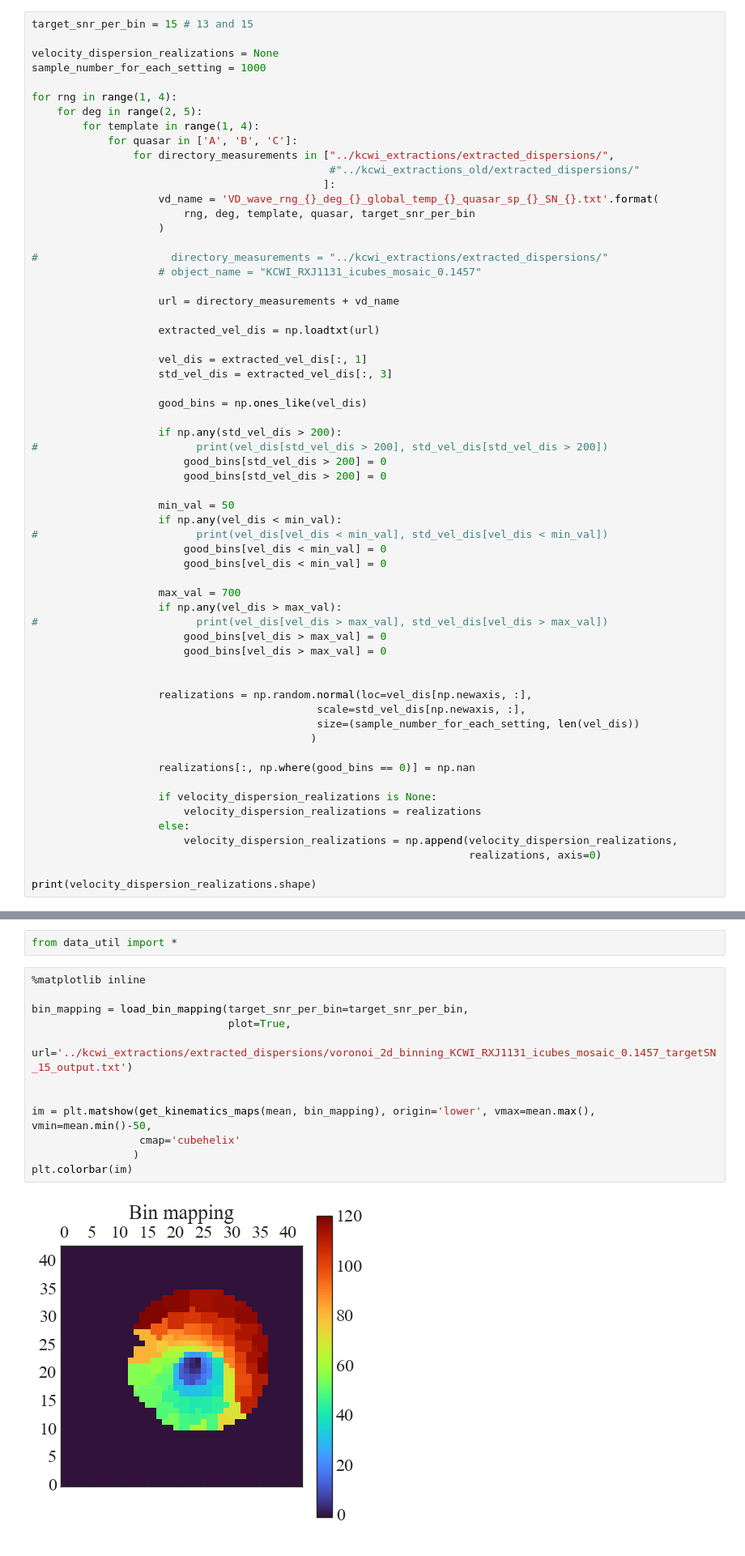
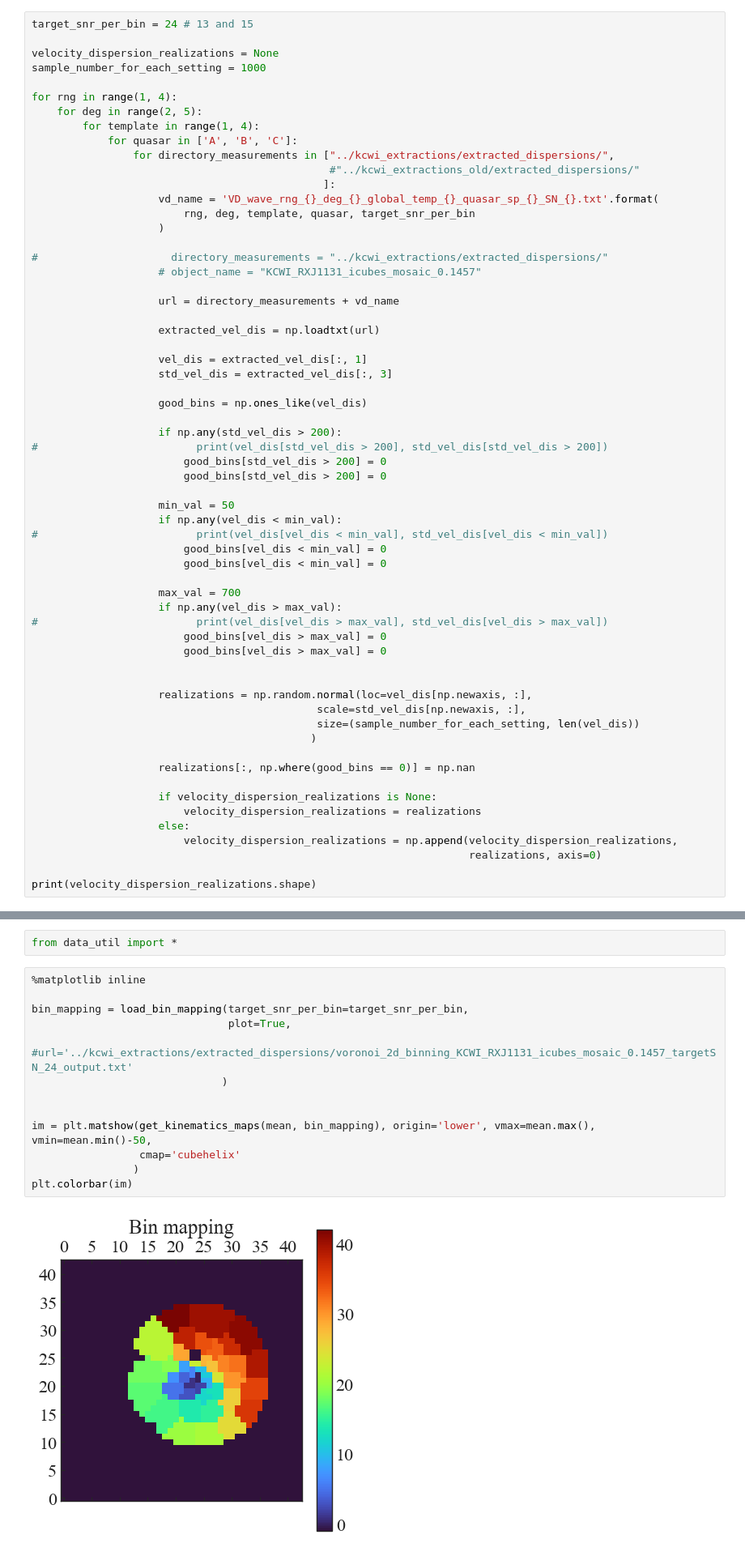
Before and after one commit to TDCOSMO/RXJ1131_KCWI, a Jupyter notebook: Create covariance matrix for velocity dispersion map.ipynb, the cells around one changed output, grey strips where cells are left out. Shown at 81% size. Saved outputs shown, nothing was run; the diff lists cells and outputs as text.

Commit message:
Add data with snr target 24 and 26

```diff
--- a/Create covariance matrix for velocity dispersion map.ipynb
+++ b/Create covariance matrix for velocity dispersion map.ipynb
@@ -2,7 +2,7 @@
 import numpy as np
 import matplotlib.pyplot as plt
 # %%
-target_snr_per_bin = 15 # 13 and 15
+target_snr_per_bin = 24 # 13 and 15
 
 velocity_dispersion_realizations = None
 sample_number_for_each_setting = 1000
@@ -133,15 +133,16 @@ from data_util import *
 # %%
 %matplotlib inline
 
 bin_mapping = load_bin_mapping(target_snr_per_bin=target_snr_per_bin,
                                plot=True,
-                               url='../kcwi_extractions/extracted_dispersions/voronoi_2d_binning_KCWI_RXJ1131_icubes_mosaic_0.1457_targetSN_15_output.txt')
+                               #url='../kcwi_extractions/extracted_dispersions/voronoi_2d_binning_KCWI_RXJ1131_icubes_mosaic_0.1457_targetSN_24_output.txt'
+                              )
 
 
 im = plt.matshow(get_kinematics_maps(mean, bin_mapping), origin='lower', vmax=mean.max(), vmin=mean.min()-50,
                  cmap='cubehelix'
                 )
 plt.colorbar(im)
 # %% [output]
-[figure, old version]
+[figure, new version]
 <matplotlib.colorbar.Colorbar at 0x...>
```
Also changed, not shown: parts of 14 cells of this notebook, 12 other files.
